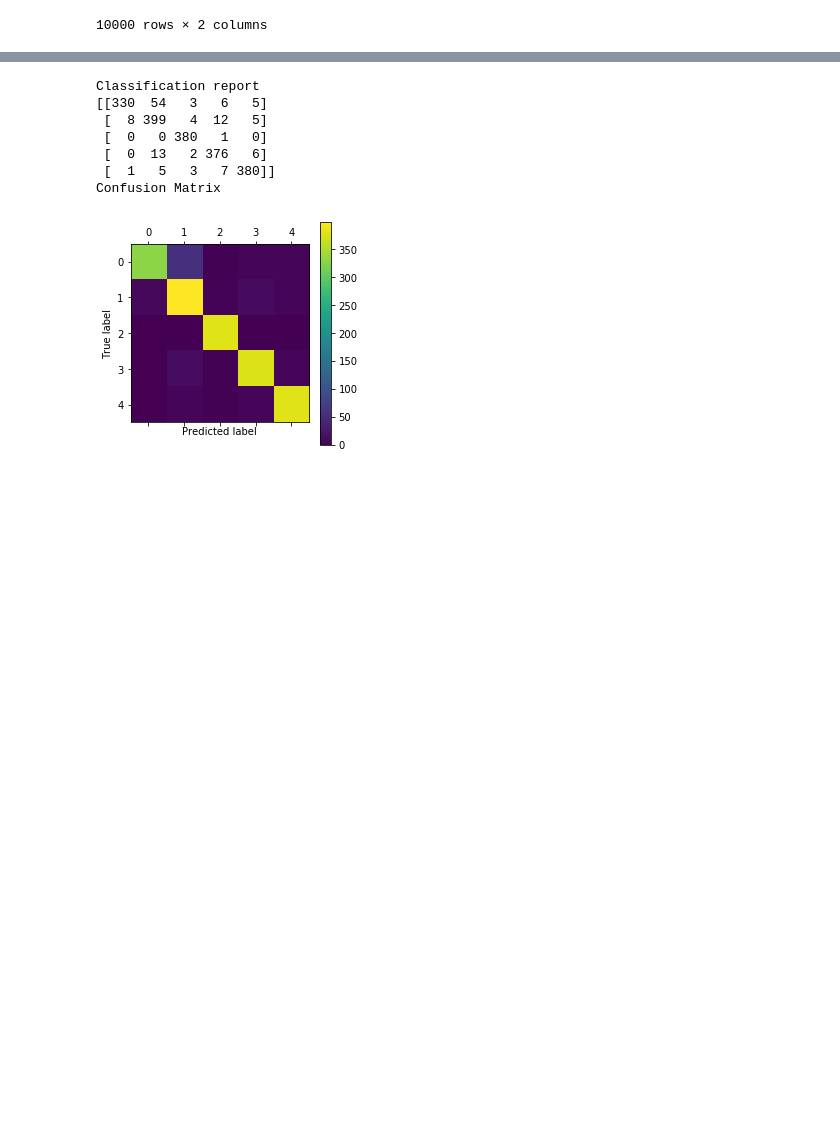
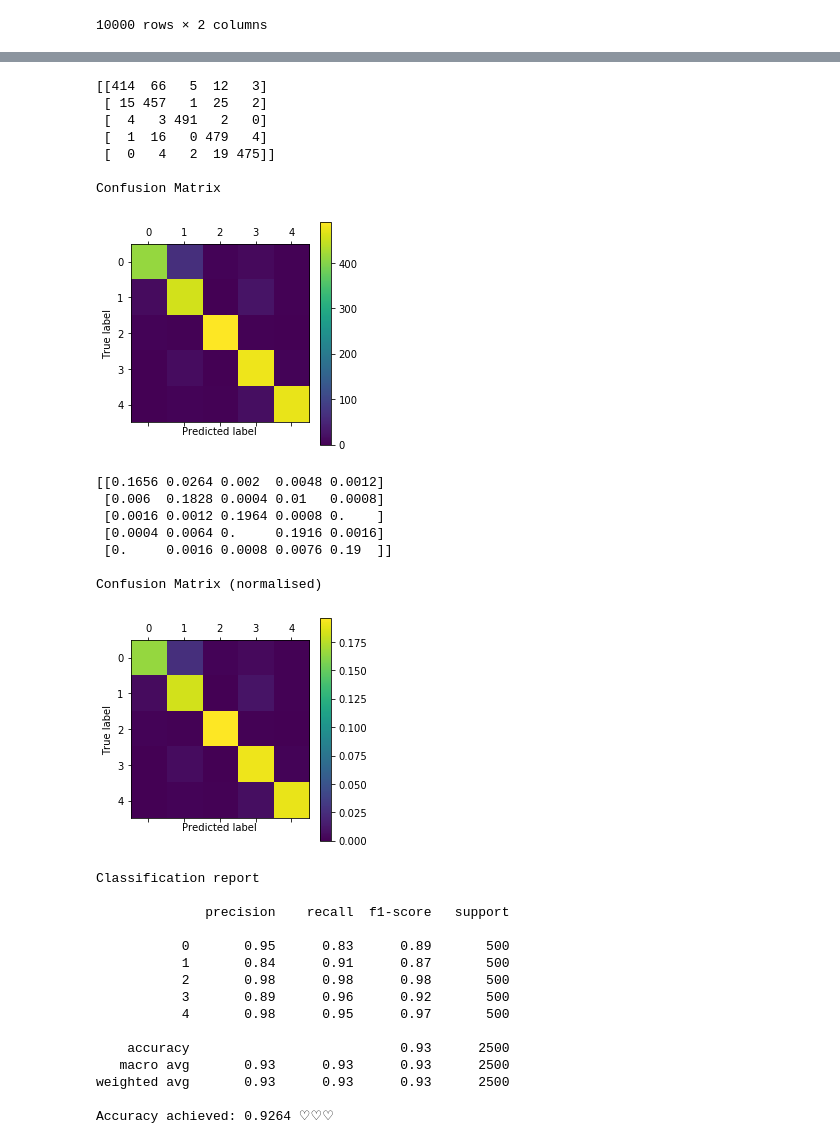
Before and after one commit to zceecyt/AMLS_19-20_16053203, a Jupyter notebook: Project-16053203/Notebook/B1/face shape.ipynb, the cells around one changed output, grey strips where cells are left out. Saved outputs shown, nothing was run; the diff lists cells and outputs as text; code cells hidden in the pictures; blank space fills up the shorter version.

```diff
--- a/Project-16053203/Notebook/B1/face shape.ipynb
+++ b/Project-16053203/Notebook/B1/face shape.ipynb
@@ -242,5 +242,5 @@ os.getcwd()
 # %%
 df2 = pd.read_csv('../../Dataset_test_AMLS_19-20/cartoon_set_test/labels.csv', sep = '\t')
-df2 = df.drop(columns = [df.columns[0]]).drop(columns = [df.columns[2]])
-df2['eye_color'] = df2['eye_color'].apply(str)
+df2 = df2.drop(columns = [df2.columns[0]]).drop(columns = [df2.columns[1]])
+df2['face_shape'] = df2['face_shape'].apply(str)
 df2
@@ -260,7 +274,7 @@ img = ('../../Dataset_test_AMLS_19-20/cartoon_set_test/img')
 saved_model = load_model(modelFile)
 test_generator = data_generator.flow_from_dataframe(
         dataframe = df2, directory = img,
-        x_col = "file_name", y_col = "eye_color",
+        x_col = "file_name", y_col = "face_shape",
         batch_size=1,
         class_mode='categorical', target_size=(30, 30),
         shuffle=False)
@@ -299,32 +313,69 @@ import sklearn.metrics as metrics
 # %%
 #confusion matrix and classification report
 
 #Y_pred = my_model.predict_generator(test_generator, test_generator.samples // batch_size+1)
 #y_pred = np.argmax(Y_pred, axis=1)
 
 
 #target_names = ['0','1','2','3','4']
 #print(classification_report(test_generator.classes, y_pred, target_names=target_names))
 
-cm = confusion_matrix(test_generator.classes,predicted_class_indices)
+cm = confusion_matrix(test_generator.classes, predicted_class_indices)
 
 print(cm)
 plt.matshow(cm)
 plt.colorbar()
 plt.ylabel('True label')
 plt.xlabel('Predicted label')
-print('Confusion Matrix')
+print('\nConfusion Matrix')
 plt.show()
-print('Classification report')
+
+
+cm2 = confusion_matrix(test_generator.classes, predicted_class_indices, normalize='all')
+
+print(cm2)
+plt.matshow(cm2)
+plt.colorbar()
+plt.ylabel('True label')
+plt.xlabel('Predicted label')
+print('\nConfusion Matrix (normalised)')
+plt.show()
+
+print('Classification report\n')
+print(classification_report(test_generator.classes, predicted_class_indices))
+print('Accuracy achieved:', accuracy_score(test_generator.classes, predicted_class_indices), '\u2661''\u2661''\u2661')
 # %% [output]
-Classification report
-[[330  54   3   6   5]
- [  8 399   4  12   5]
- [  0   0 380   1   0]
- [  0  13   2 376   6]
- [  1   5   3   7 380]]
+[[414  66   5  12   3]
+ [ 15 457   1  25   2]
+ [  4   3 491   2   0]
+ [  1  16   0 479   4]
+ [  0   4   2  19 475]]
+
 Confusion Matrix
-[figure, old version]
+[figure, new version]
+[[0.1656 0.0264 0.002  0.0048 0.0012]
+ [0.006  0.1828 0.0004 0.01   0.0008]
+ [0.0016 0.0012 0.1964 0.0008 0.    ]
+ [0.0004 0.0064 0.     0.1916 0.0016]
+ [0.     0.0016 0.0008 0.0076 0.19  ]]
+
+Confusion Matrix (normalised)
+[figure, added]
+Classification report
+
+              precision    recall  f1-score   support
+
+           0       0.95      0.83      0.89       500
+           1       0.84      0.91      0.87       500
+           2       0.98      0.98      0.98       500
+           3       0.89      0.96      0.92       500
+           4       0.98      0.95      0.97       500
+
+    accuracy                           0.93      2500
+   macro avg       0.93      0.93      0.93      2500
+weighted avg       0.93      0.93      0.93      2500
+
+Accuracy achieved: 0.9264 ♡♡♡
 # %%
 print("--- %s seconds ---" % (time.time() - start_time))
 # %% [output]
```
Also changed, not shown: parts of 11 cells of this notebook, 5 other files.
